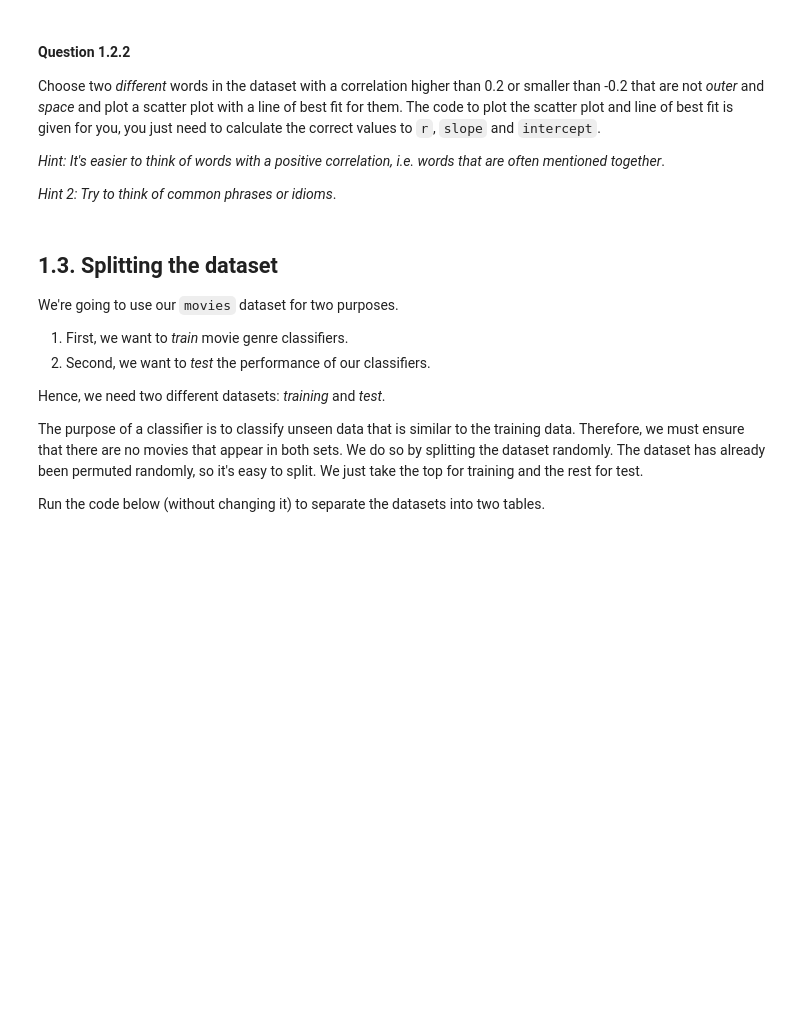
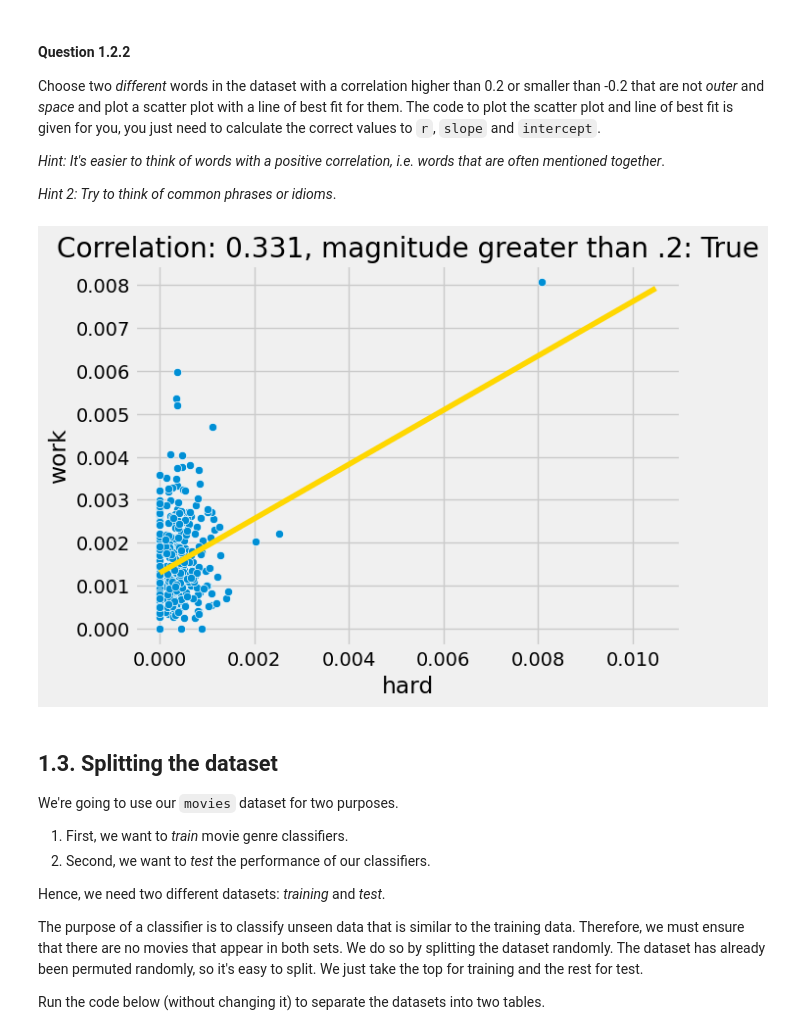
Before and after one commit to hayden-peabody/DSCI_102_Winter24, a Jupyter notebook: projects/project2/project2.ipynb, the cells around one changed output. Drawn from its saved outputs; the diff is of its cells as text; code cells hidden in the pictures; blank space fills up the shorter version.

```diff
--- a/projects/project2/project2.ipynb
+++ b/projects/project2/project2.ipynb
@@ -148,11 +186,17 @@ name: q1_2_1
 # %%
 # Our solution took multiple lines
 # these two arrays should make your code cleaner!
+def standard_units(arr):
+    return (arr - np.mean(arr)) / np.std(arr)
+
+def correlation(tbl, col1, col2):
+    return np.mean(standard_units(tbl[col1]) * standard_units(tbl[col2]))
+
 outer = movies["outer"]
 space = movies["space"]
 
-outer_su = ...
-space_su = ...
+outer_su = standard_units(outer)
+space_su = standard_units(space)
 
-outer_space_r = ...
+outer_space_r = correlation(movies, 'outer', 'space')
 outer_space_r
@@ -174,26 +222,28 @@ image: true
 -->
 <!-- EXPORT TO PDF -->
 # %%
-word_x = ...
-word_y = ...
+word_x = 'hard'
+word_y = 'work'
 
 # These arrays should make your code cleaner!
 arr_x = movies[word_x]
 arr_y = movies[word_y]
 
-x_su = ...
-y_su = ...
+x_su = standard_units(arr_x)
+y_su = standard_units(arr_y)
 
-r = ...
+r = correlation(movies, word_x, word_y)
 
-slope = ...
-intercept = ...
+slope = (arr_y.std() / arr_x.std()) * r
+intercept = arr_y.mean() - (slope * arr_x.mean())
 
 # DON'T CHANGE THESE LINES OF CODE
 sns.scatterplot(x = arr_x, y = arr_y)
 max_x = np.max(movies[word_x])
 plt.title(f"Correlation: {np.round(r,3)}, magnitude greater than .2: {abs(r) >= 0.2}")
 sns.lineplot(x = [0, max_x * 1.3], y = [intercept, intercept + slope * (max_x*1.3)], color='gold');
+# %% [output]
+[figure, added]
 # %% [markdown]
 ## 1.3. Splitting the dataset
 We're going to use our `movies` dataset for two purposes.
```
Also changed, not shown: parts of 71 cells of this notebook.
